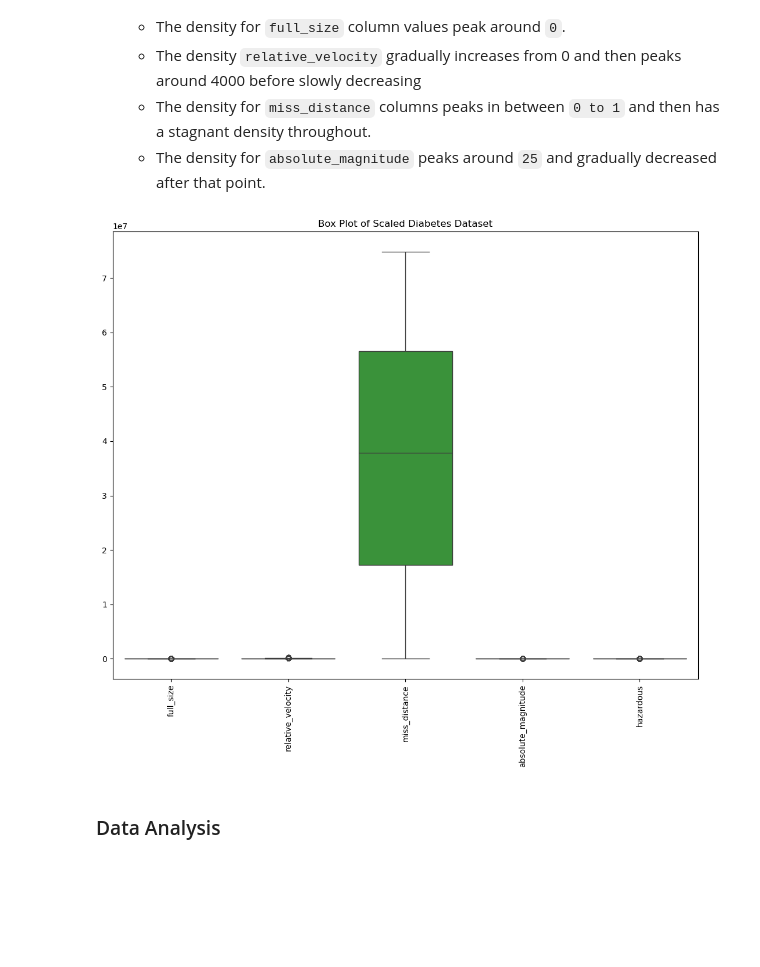
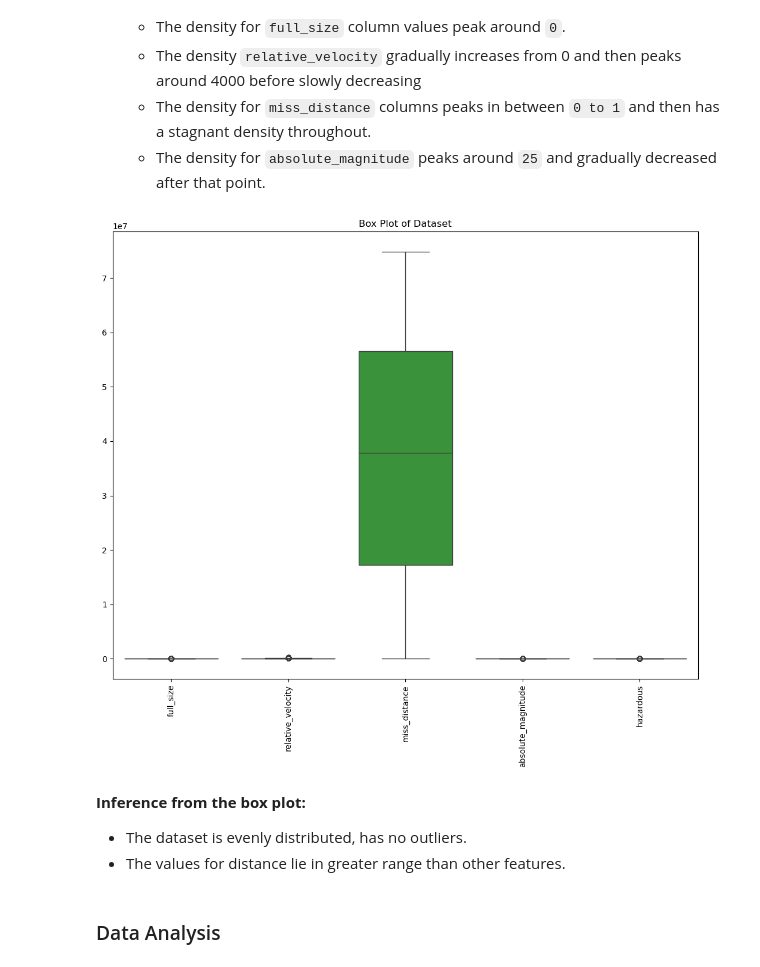
Before and after one commit to gargi-09/FAI-Project, a Jupyter notebook: NASA.ipynb, the cells around one changed output. Drawn from its saved outputs; the diff is of its cells as text; code cells hidden in the pictures; blank space fills up the shorter version.

```diff
--- a/NASA.ipynb
+++ b/NASA.ipynb
@@ -252,13 +251,19 @@ for n in num:
     * The density for `miss_distance` columns peaks in between `0 to 1` and then has a stagnant density throughout.
     * The density for `absolute_magnitude` peaks around `25` and gradually decreased after that point.
 # %%
+# Box plot for the numerical values
 plt.figure(figsize=(13,10))
 sns.boxplot(data=df_1)
 plt.xticks(rotation=90)
-plt.title('Box Plot of Scaled Diabetes Dataset')
+plt.title('Box Plot of Dataset')
 plt.show()
 # %% [output]
-[figure, old version]
+[figure, new version]
+# %% [markdown]
+**Inference from the box plot:**
+
+* The dataset is evenly distributed, has no outliers.
+* The values for distance lie in greater range than other features.
 # %% [markdown]
 ### Data Analysis
 # %%
```
Also changed, not shown: parts of 24 cells of this notebook.
